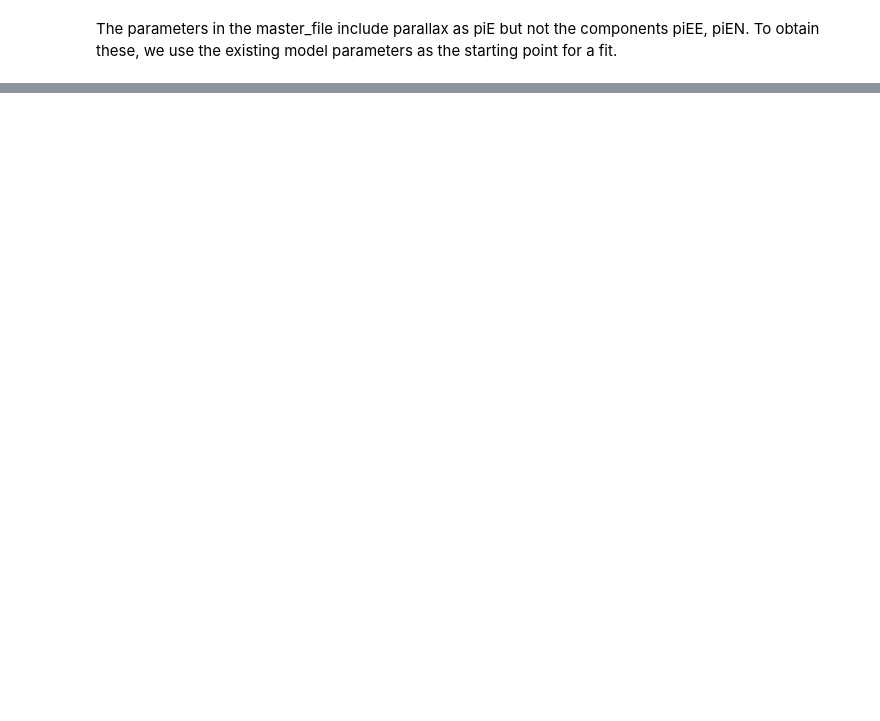
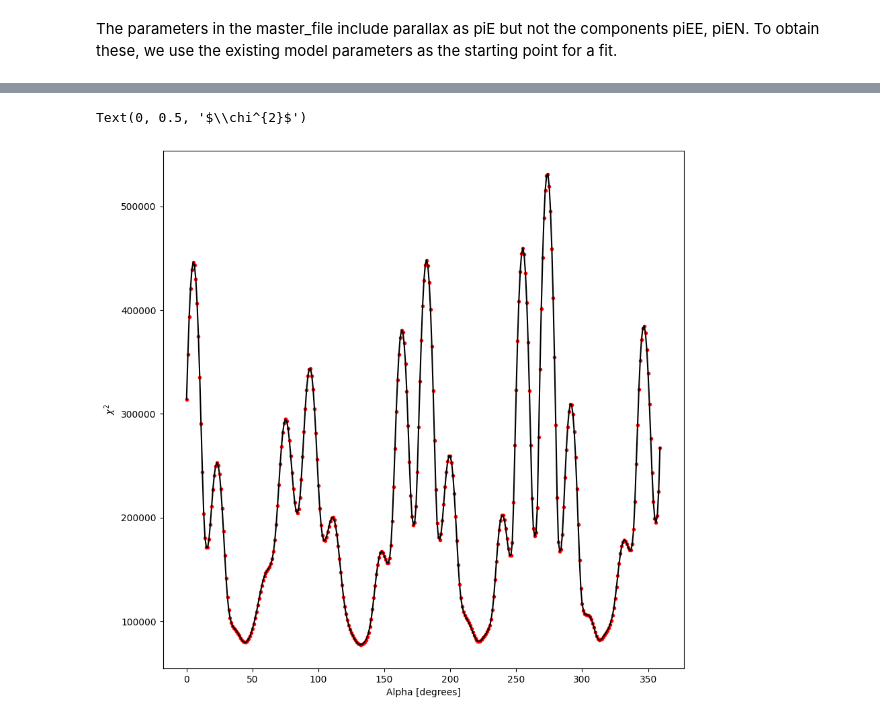
Before and after one commit to microlensing-data-challenge/evaluation_code, a Jupyter notebook: explore_alpha.ipynb, the cells around one changed output, grey strips where cells are left out. Drawn from its saved outputs; the diff is of its cells as text; code cells hidden in the pictures; blank space fills up the shorter version.

```diff
--- a/explore_alpha.ipynb
+++ b/explore_alpha.ipynb
@@ -262,0 +311,30 @@ plot_lc(wlc, zlc, 0.0, 0.0, plot_file, xmin=9651, xmax=9653, model_lc=model_tele
+# %%
+def calc_chisq(event_model, pyLIMA_parameters):
+
+    chichi = 0
+    for telescope in event_model.event.telescopes:
+        model = event_model.compute_the_microlensing_model(telescope, pyLIMA_parameters)[
+            'photometry']
+        flux = telescope.lightcurve['flux'].value
+        errflux = telescope.lightcurve['err_flux'].value
+        residus = (flux - model) / errflux
+        chichi += (residus ** 2).sum()
+
+    return chichi
+# %%
+alpha = np.arange(0.0, 360.0, 1.0) # Range of alpha in degrees
+chichi = []
+for a in alpha:
+    pyLIMA_parameters = copy.deepcopy(baseline_pyLIMA_parameters)
+    pyLIMA_parameters['alpha'] = (a * np.pi) / 180.0
+    chichi.append(calc_chisq(event_model, pyLIMA_parameters))
+chichi = np.array(chichi)
+# %%
+fig, axs = plt.subplots(1, 1, figsize=(10,10))
+axs.plot(alpha, chichi, 'r.')
+axs.plot(alpha, chichi, 'k-')
+axs.set_xlabel('Alpha [degrees]')
+axs.set_ylabel('$\chi^{2}$')
+# %% [output]
+Text(0, 0.5, '$\\chi^{2}$')
+[figure, added]
```
Also changed, not shown: parts of 18 cells of this notebook.
